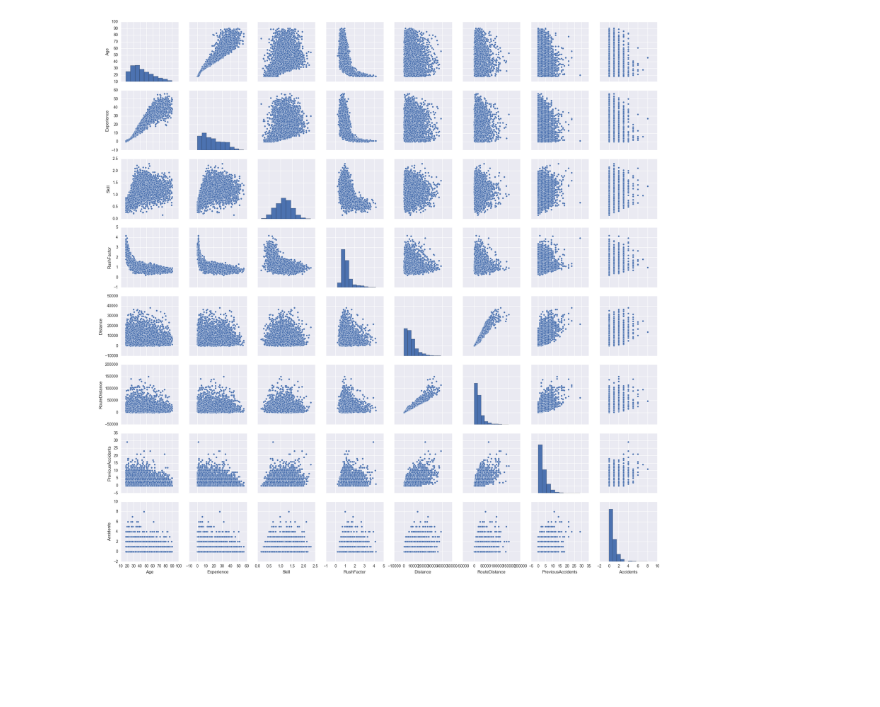
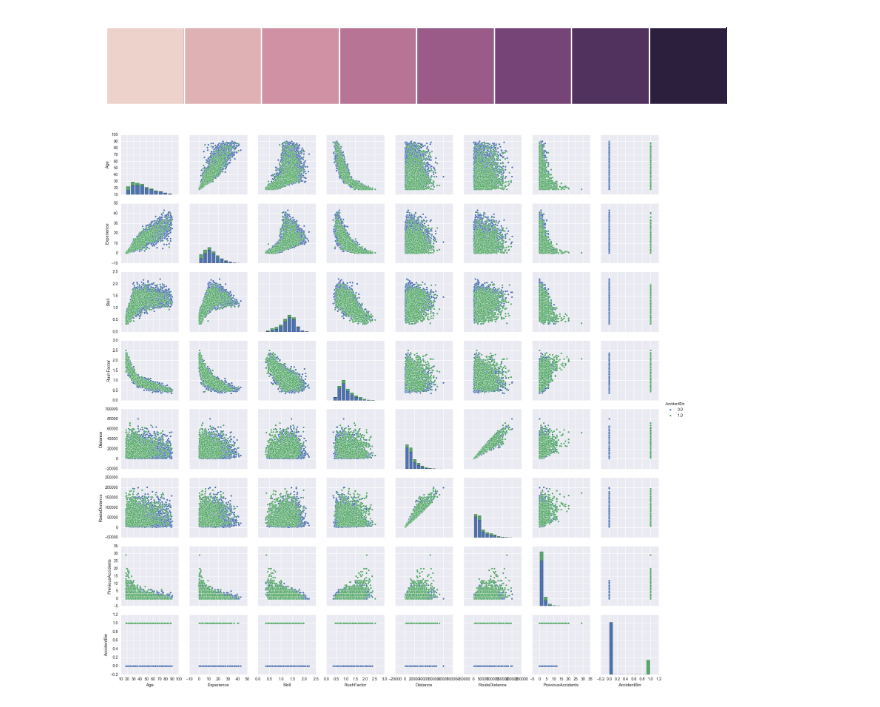
Before and after one commit to lizmoscow/analyze, a Jupyter notebook: Drivers.ipynb, the cells around one changed output. Cells and saved outputs as stored; diff of their text form; code cells hidden in the pictures; blank space fills up the shorter version.

Commit message:
New data and plots

```diff
--- a/Drivers.ipynb
+++ b/Drivers.ipynb
@@ -60,5 +60,12 @@ sns.jointplot(x="WorkLng", y="WorkLat", data=data);
+# %%
+pal = sns.palplot(sns.cubehelix_palette(8))
+# %% [output]
+[figure, added]
 # %%
-data = data.drop(['WorkStart','WorkDuration','WorkEnd','WorkLng','WorkLat','HomeLng','HomeLat'], axis=1)
-sns.pairplot(data);
+data.at[data['Accidents'] > 0, 'AccidentBin'] = 1
+data.at[data['Accidents'] == 0, 'AccidentBin'] = 0
+#sns.pairplot(data2, hue="Accidents", palette=pal);
+data2 = data.drop(['WorkStart','WorkDuration','WorkEnd','WorkLng','WorkLat','HomeLng','HomeLat','Accidents'], axis=1)
+sns.pairplot(data2, hue="AccidentBin");
 # %% [output]
-[figure, old version]
+[figure, new version]
```
Also changed, not shown: parts of 16 cells of this notebook, 2 other files.
